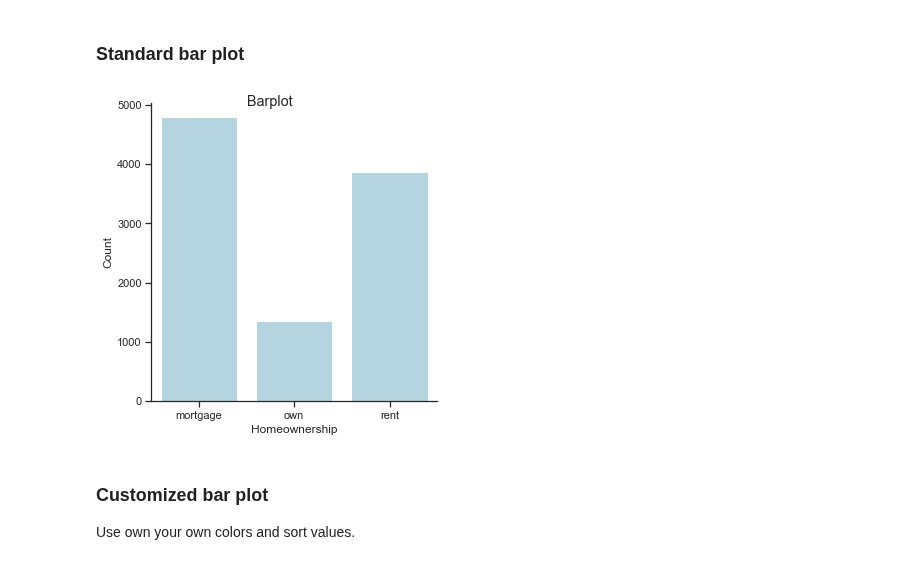
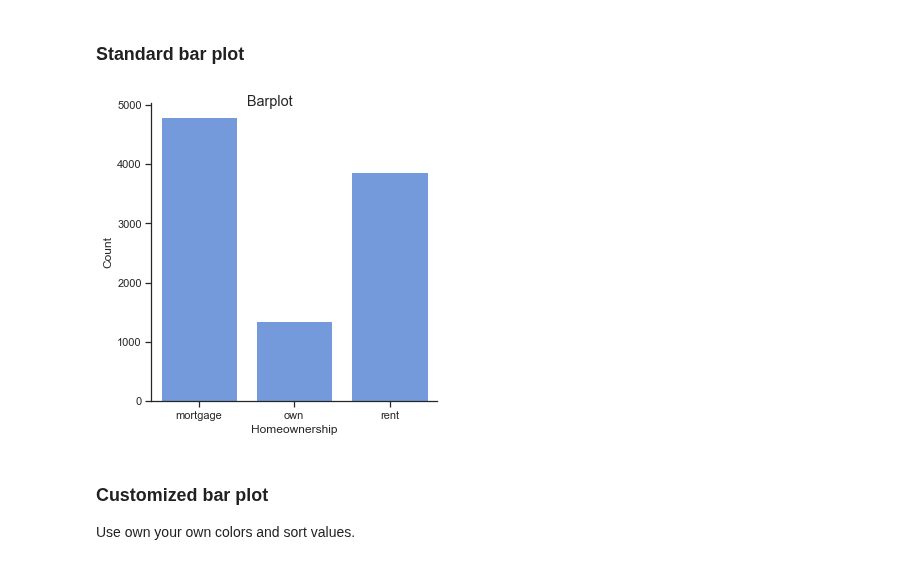
Before and after one commit to kirenz/eda, a Jupyter notebook: 04-1-c-bar-plot-seaborn.ipynb, the cells around one changed output. Saved outputs shown, nothing was run; the diff lists cells and outputs as text; code cells hidden in the pictures.

```diff
--- a/04-1-c-bar-plot-seaborn.ipynb
+++ b/04-1-c-bar-plot-seaborn.ipynb
@@ -26,16 +26,16 @@ sns.set_theme(style="ticks")
 # %%
 # Count plot of the homeownership variable.
 g = sns.catplot(x="homeownership",
                 kind = "count",
-                color="lightblue",
+                color="cornflowerblue",
                 data=df)
 
 # Add title
 g.fig.suptitle('Barplot')
 # Add custom axis labels
 g.set_axis_labels("Homeownership", "Count");
 # %% [output]
-[figure, old version]
+[figure, new version]
 # %% [markdown]
 ### Customized bar plot
 
```
Also changed, not shown: 3 other files.
